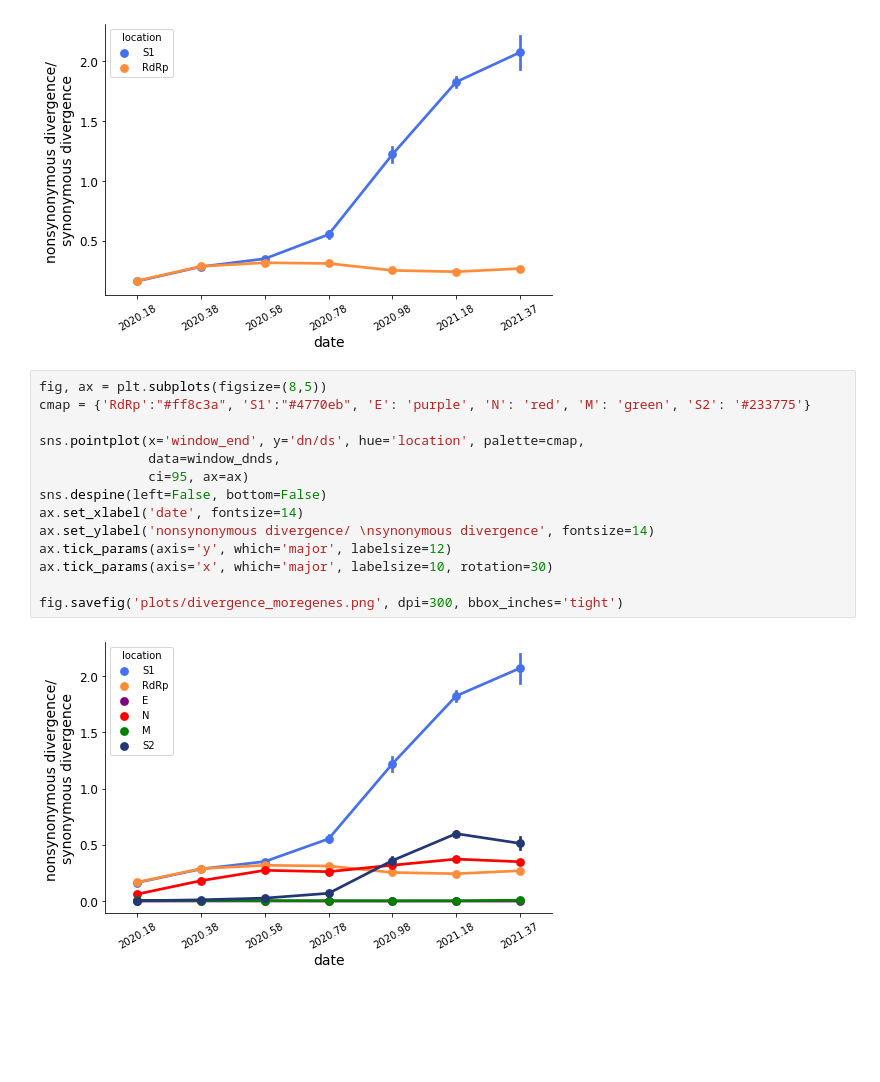
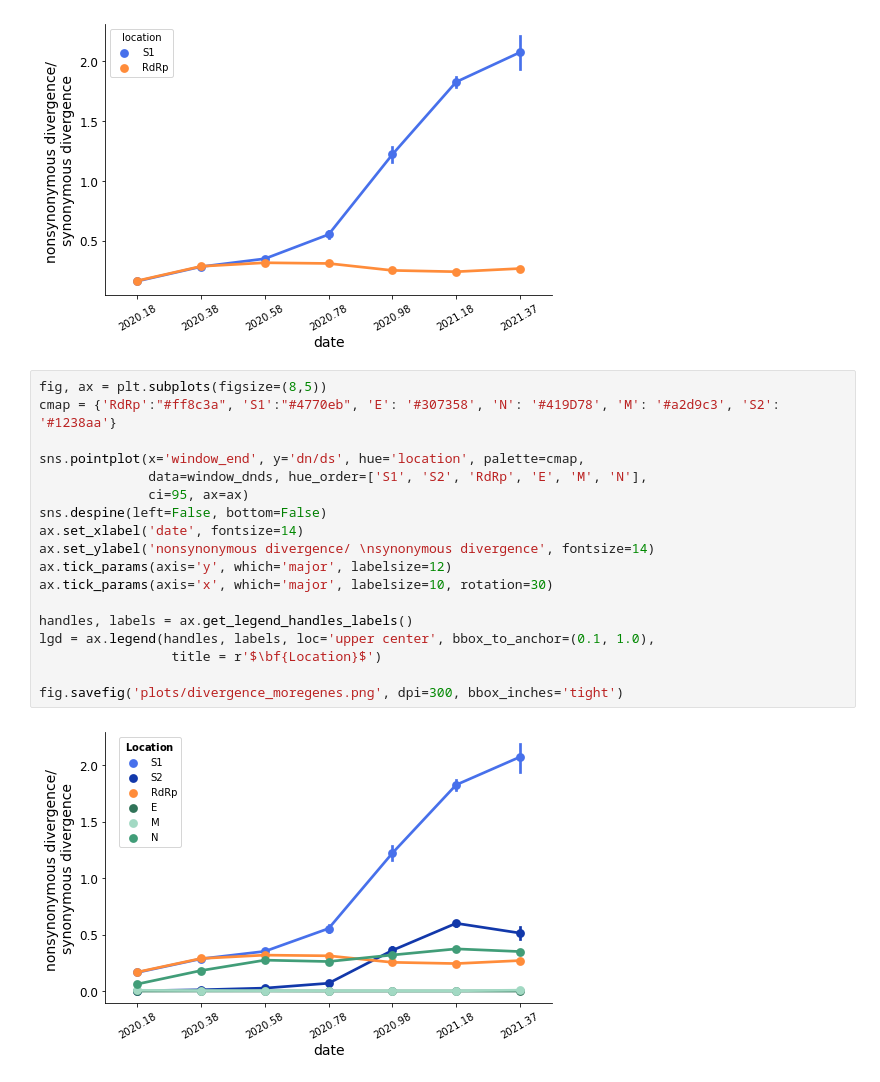
Before and after one commit to blab/sarscov2-adaptive-evolution, a Jupyter notebook: analysis/divergence.ipynb, the cells around one changed output. Cells and saved outputs as stored; diff of their text form; blank space fills up the shorter version.

Commit message:
add fig 2: dn/ds. change figure order

```diff
--- a/analysis/divergence.ipynb
+++ b/analysis/divergence.ipynb
@@ -512,17 +512,21 @@ fig.savefig('plots/divergence_s1_rdrp.png', dpi=300, bbox_inches='tight')
 [figure]
 # %%
 fig, ax = plt.subplots(figsize=(8,5))
-cmap = {'RdRp':"#ff8c3a", 'S1':"#4770eb", 'E': 'purple', 'N': 'red', 'M': 'green', 'S2': '#233775'}
+cmap = {'RdRp':"#ff8c3a", 'S1':"#4770eb", 'E': '#307358', 'N': '#419D78', 'M': '#a2d9c3', 'S2': '#1238aa'}
 
 sns.pointplot(x='window_end', y='dn/ds', hue='location', palette=cmap,
-              data=window_dnds,
+              data=window_dnds, hue_order=['S1', 'S2', 'RdRp', 'E', 'M', 'N'],
               ci=95, ax=ax)
 sns.despine(left=False, bottom=False)
 ax.set_xlabel('date', fontsize=14)
 ax.set_ylabel('nonsynonymous divergence/ \nsynonymous divergence', fontsize=14)
 ax.tick_params(axis='y', which='major', labelsize=12)
 ax.tick_params(axis='x', which='major', labelsize=10, rotation=30)
 
+handles, labels = ax.get_legend_handles_labels()
+lgd = ax.legend(handles, labels, loc='upper center', bbox_to_anchor=(0.1, 1.0),
+                 title = r'$\bf{Location}$')
+
 fig.savefig('plots/divergence_moregenes.png', dpi=300, bbox_inches='tight')
 # %% [output]
-[figure, old version]
+[figure, new version]
```
Also changed, not shown: parts of 4 cells of this notebook, 40 other files.
